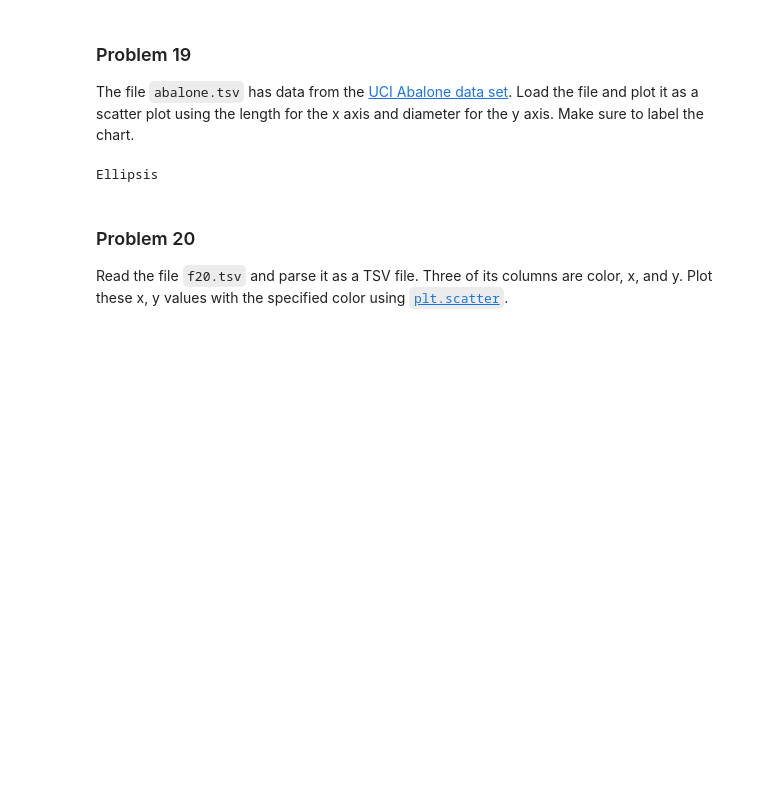
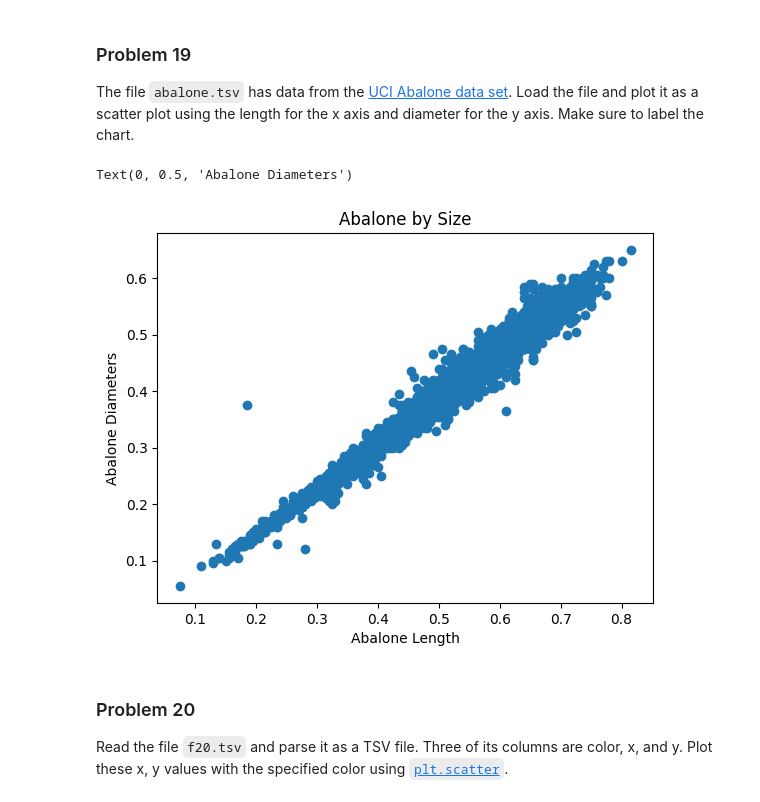
Before and after one commit to beckaa-l/dx602-homework-05, a Jupyter notebook: homework.ipynb, the cells around one changed output. Saved outputs shown, nothing was run; the diff lists cells and outputs as text; code cells hidden in the pictures; blank space fills up the shorter version.

```diff
--- a/homework.ipynb
+++ b/homework.ipynb
@@ -690,9 +688,43 @@ plt.subplots_adjust(hspace=0.5, wspace=0.5)
 The file `abalone.tsv` has data from the [UCI Abalone data set](https://archive.ics.uci.edu/dataset/1/abalone).
 Load the file and plot it as a scatter plot using the length for the x axis and diameter for the y axis.
 Make sure to label the chart.
-# %%
-# YOUR CHANGES HERE
-
-...
-# %% [output]
-Ellipsis
+# %%
+# YOUR CHANGES HERE
+filename = "abalone.tsv"
+
+# open the file with csv reader and define the header
+def p19(filename):
+    with open (filename) as fn19:
+        reader_19 = csv.reader(fn19, delimiter="\t")
+        header_19 = next(reader_19)
+
+        # empty list to store the rows in
+        rows_19 = []
+
+        # for loop to find the values in the rows and store in rows_19
+
+        for row in reader_19:
+            rows_19.append(row)
+
+        # need to make empty lists for the columns of interest
+        length_19 = []
+        diameter_19 = []
+
+        # for loop to put the values into the correct column list
+        for row in rows_19:
+            length_19.append(float(row[1]))
+            diameter_19.append(float(row[2]))
+        return length_19, diameter_19
+
+# call back so the plot function has a reference to what it's plotting
+length_19, diameter_19 = p19(filename)
+
+
+# scatter plot with chart and axis titles
+plt.scatter(length_19, diameter_19)
+plt.title("Abalone by Size")
+plt.xlabel("Abalone Length")
+plt.ylabel("Abalone Diameters")
+# %% [output]
+Text(0, 0.5, 'Abalone Diameters')
+[figure, added]
```
Also changed, not shown: parts of 7 cells of this notebook.
